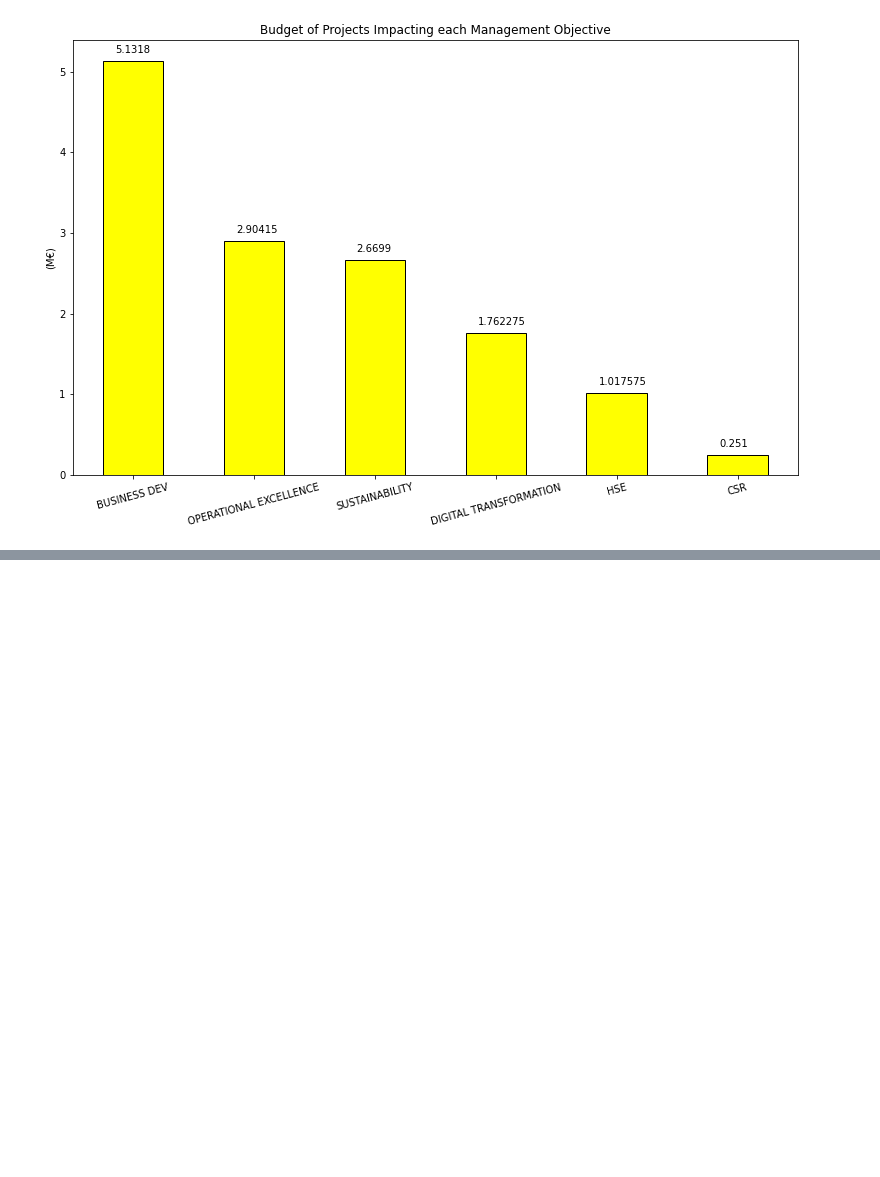
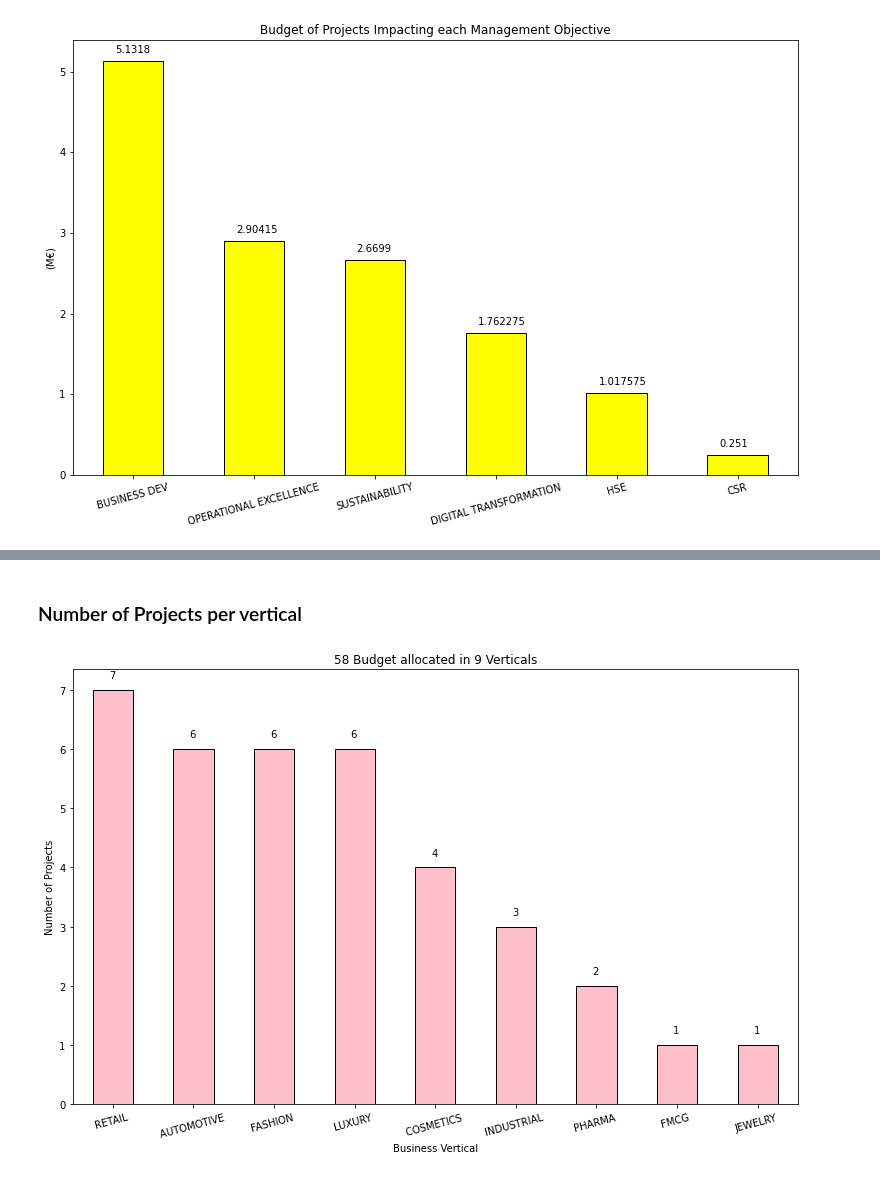
Before and after one commit to lordAaron0121/Supply-Chain-Optimization, a Jupyter notebook: Budget Planning Automation/Automate budget planning .ipynb, the cells around one changed output, grey strips where cells are left out. Saved outputs shown, nothing was run; the diff lists cells and outputs as text; code cells hidden in the pictures; blank space fills up the shorter version.

```diff
--- a/Budget Planning Automation/Automate budget planning .ipynb
+++ b/Budget Planning Automation/Automate budget planning .ipynb
@@ -125,0 +171,6 @@ plt.show()
+# %%
+df_result = df_p.copy()
+df_result['ALLOCATION'] = LIST_PROJECTS
+df_result['TOTAL'] = df_result['ALLOCATION'] * df_result['TOTAL']
+df_result['ROI'] = df_result['ALLOCATION'] * df_result['ROI']
+df_result
@@ -125,0 +196,17 @@ plt.show()
+# %% [markdown]
+### Number of Projects per vertical
+# %%
+df_bar = pd.DataFrame(df_result.groupby(['VERTICAL'])['ALLOCATION'].sum())
+df_bar.sort_values(by = 'ALLOCATION', ascending = False, inplace = True)
+ax = df_bar.plot.bar(figsize=(13, 8), edgecolor='black', color = 'pink', y='ALLOCATION', legend= False)
+plt.xlabel('Business Vertical')
+plt.ylabel('Number of Projects')
+plt.xticks(rotation = 15)
+plt.title('{} Budget allocated in 9 Verticals'.format(len(df_p)))
+
+for p in ax.patches:
+    ax.annotate(str(int(p.get_height())), (p.get_x() * 1 +0.2, p.get_height() * 1 + 0.2))
+
+plt.show()
+# %% [output]
+[figure, added]
```
Also changed, not shown: parts of 20 cells of this notebook.
